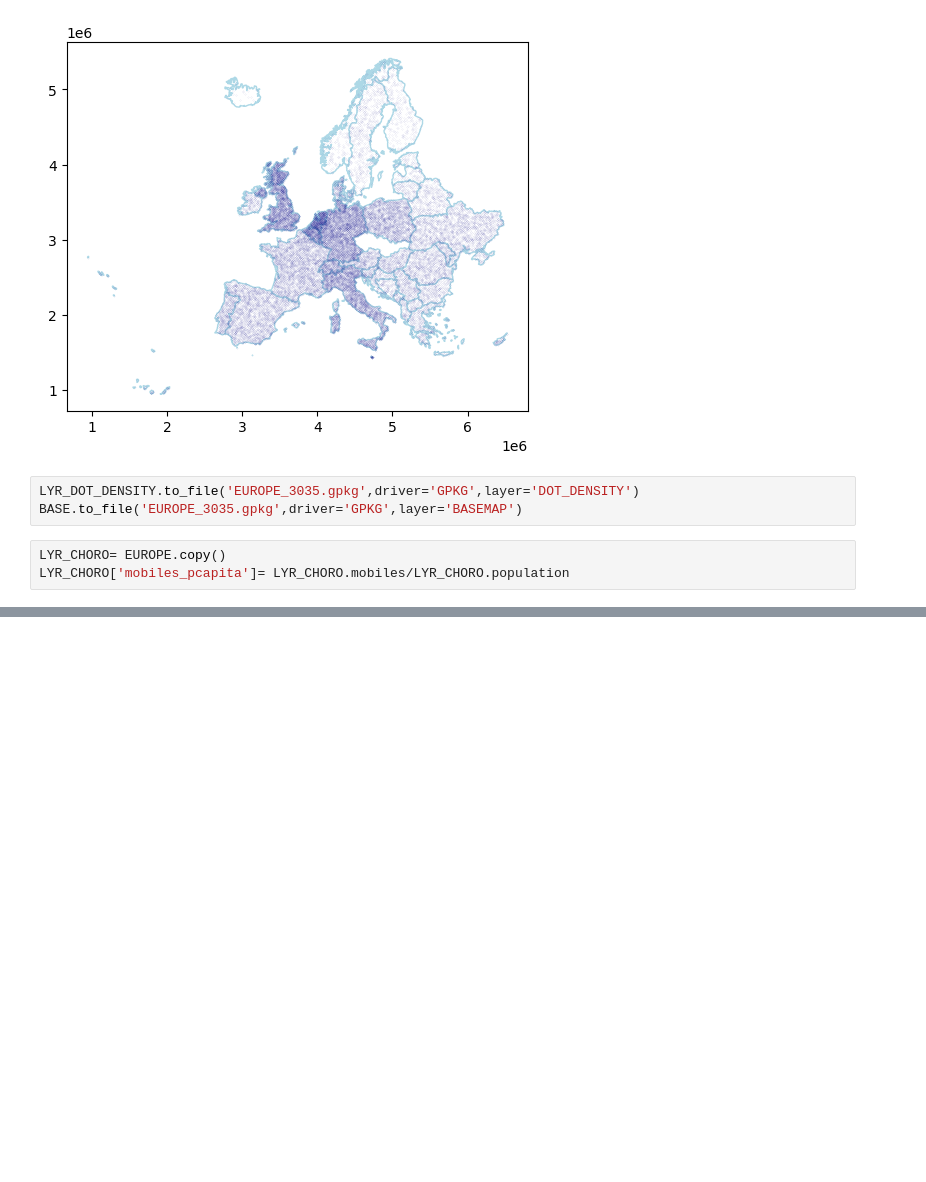
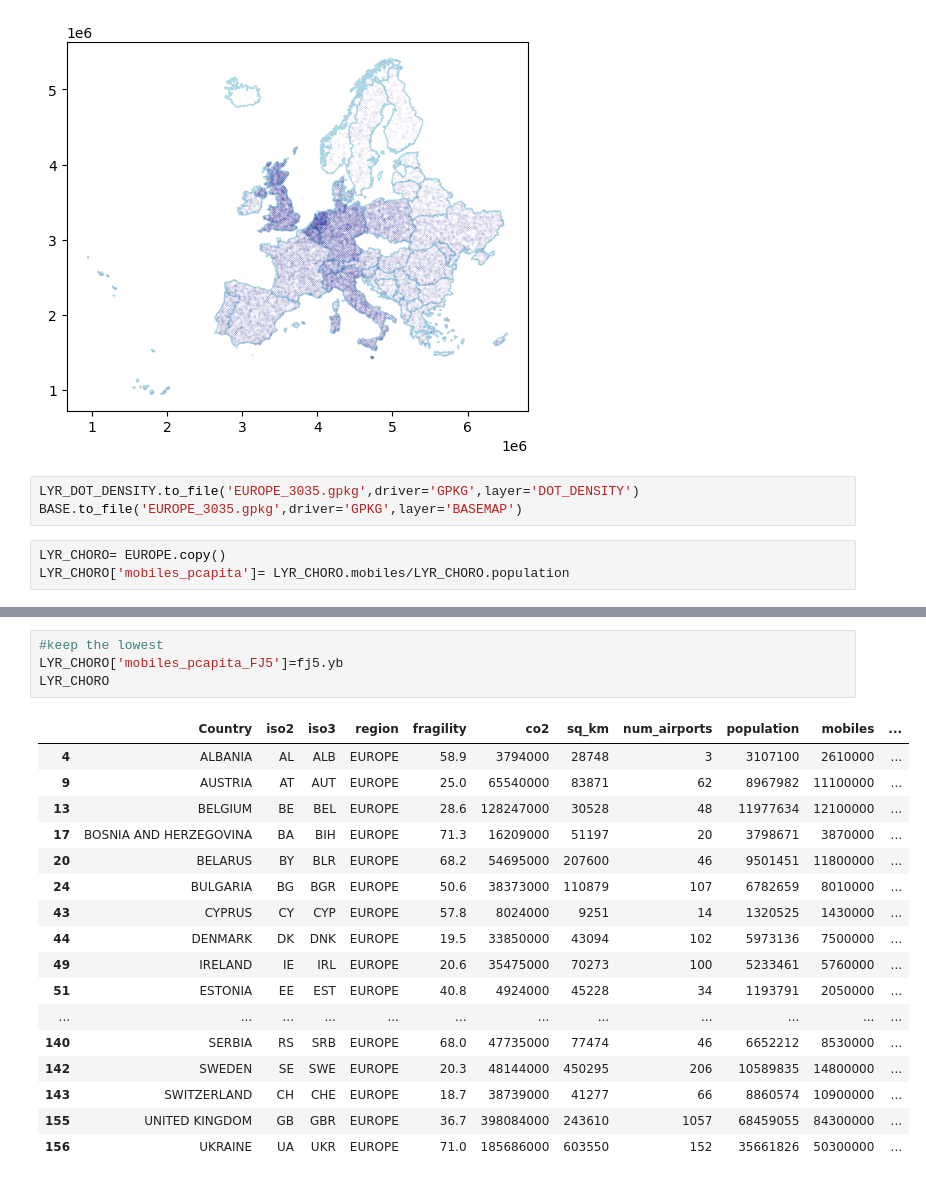
Before and after one commit to meade68/DACSS_603D_Week04_HW1, a Jupyter notebook: HOMEWORK1.ipynb, the cells around one changed output, grey strips where cells are left out. Saved outputs shown, nothing was run; the diff lists cells and outputs as text; blank space fills up the shorter version.

```diff
--- a/HOMEWORK1.ipynb
+++ b/HOMEWORK1.ipynb
@@ -71,0 +90,22 @@ Quantiles
+# %%
+#keep the lowest
+LYR_CHORO['mobiles_pcapita_FJ5']=fj5.yb
+LYR_CHORO
+# %% [output]
+|  | Country | iso2 | iso3 | region | fragility | co2 | sq_km | num_airports | population | mobiles | ... |
+| 4 | ALBANIA | AL | ALB | EUROPE | 58.9 | 3794000 | 28748 | 3 | 3107100 | 2610000 | ... |
+| 9 | AUSTRIA | AT | AUT | EUROPE | 25.0 | 65540000 | 83871 | 62 | 8967982 | 11100000 | ... |
+| 13 | BELGIUM | BE | BEL | EUROPE | 28.6 | 128247000 | 30528 | 48 | 11977634 | 12100000 | ... |
+| 17 | BOSNIA AND HERZEGOVINA | BA | BIH | EUROPE | 71.3 | 16209000 | 51197 | 20 | 3798671 | 3870000 | ... |
+| 20 | BELARUS | BY | BLR | EUROPE | 68.2 | 54695000 | 207600 | 46 | 9501451 | 11800000 | ... |
+| 24 | BULGARIA | BG | BGR | EUROPE | 50.6 | 38373000 | 110879 | 107 | 6782659 | 8010000 | ... |
+| 43 | CYPRUS | CY | CYP | EUROPE | 57.8 | 8024000 | 9251 | 14 | 1320525 | 1430000 | ... |
+| 44 | DENMARK | DK | DNK | EUROPE | 19.5 | 33850000 | 43094 | 102 | 5973136 | 7500000 | ... |
+| 49 | IRELAND | IE | IRL | EUROPE | 20.6 | 35475000 | 70273 | 100 | 5233461 | 5760000 | ... |
+| 51 | ESTONIA | EE | EST | EUROPE | 40.8 | 4924000 | 45228 | 34 | 1193791 | 2050000 | ... |
+| ... | ... | ... | ... | ... | ... | ... | ... | ... | ... | ... | ... |
+| 140 | SERBIA | RS | SRB | EUROPE | 68.0 | 47735000 | 77474 | 46 | 6652212 | 8530000 | ... |
+| 142 | SWEDEN | SE | SWE | EUROPE | 20.3 | 48144000 | 450295 | 206 | 10589835 | 14800000 | ... |
+| 143 | SWITZERLAND | CH | CHE | EUROPE | 18.7 | 38739000 | 41277 | 66 | 8860574 | 10900000 | ... |
+| 155 | UNITED KINGDOM | GB | GBR | EUROPE | 36.7 | 398084000 | 243610 | 1057 | 68459055 | 84300000 | ... |
+| 156 | UKRAINE | UA | UKR | EUROPE | 71.0 | 185686000 | 603550 | 152 | 35661826 | 50300000 | ... |
```
Also changed, not shown: parts of 10 cells of this notebook, 3 other files.
